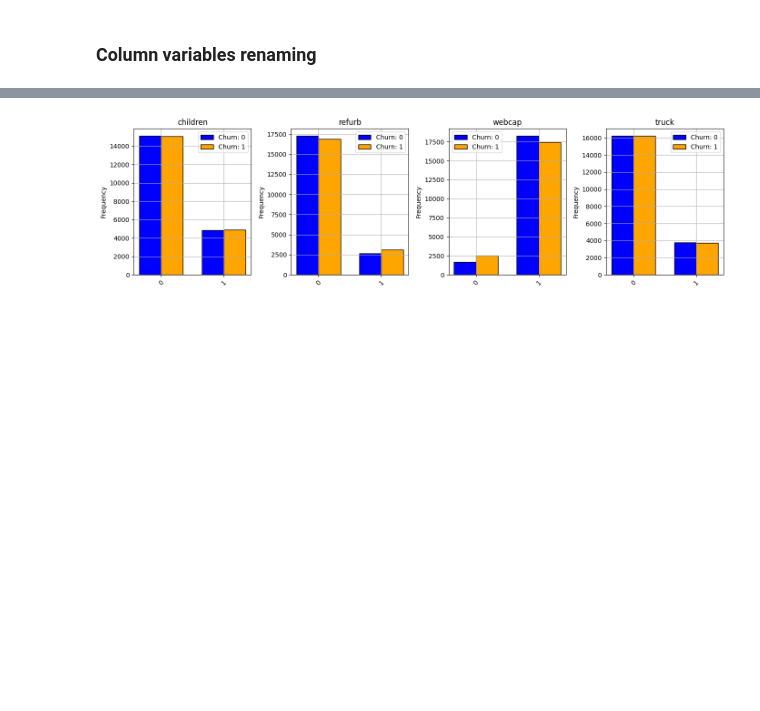
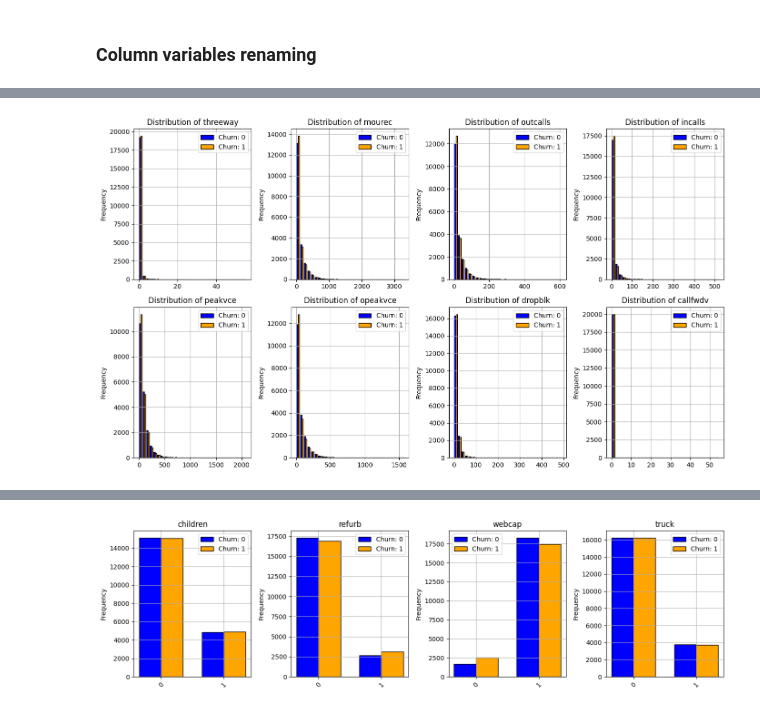
Before and after one commit to GrzegKrajewski/Masters_churn, a Jupyter notebook: code_masters_gk.ipynb, the cells around one changed output, grey strips where cells are left out. Drawn from its saved outputs; the diff is of its cells as text; code cells hidden in the pictures; blank space fills up the shorter version.

```diff
--- a/code_masters_gk.ipynb
+++ b/code_masters_gk.ipynb
@@ -281,7 +281,7 @@ mapping_phone = {
 
 df_exp['cell_user_type']=df_exp['cell_user_type'].replace(mapping_phone, inplace=False)
 # %%
-def plot_eda(columns,df_fun=df_exp, num_cols=2, plt_type='hist', churn_col='churn'):
+def plot_eda(columns,df_fun=df_exp, num_cols=2, plt_type='hist', churn_col='churn', col_labels=False):
     # Get the unique values of the churn column
     churn_values = df_fun[churn_col].unique()
     colors = ['blue', 'orange']  # Colors for different churn categories
@@ -306,10 +306,14 @@ def plot_eda(columns,df_fun=df_exp, num_cols=2, plt_type='hist', churn_col='chur
         ax.hist(hist_data, bins=30, edgecolor='black', stacked=False, color=colors, label=[f'Churn: {churn_val}' for churn_val in churn_values])
 
         ax.set_title(f'Distribution of {col}')
-        ax.set_xlabel(col)
         ax.set_ylabel('Frequency')
         ax.grid(True)
         ax.legend()  # Add legend to differentiate churn categories
+
+        if col_labels is True:
+            ax.set_xlabel(col)
+        else:
+            ax.set_xlabel('')
 
     # Remove any empty subplots
     for j in range(i + 1, len(axes)):
@@ -325,0 +374,4 @@ plot_eda(numerical_cols,num_cols=3)
+# %%
+plot_eda(numerical_cols[12:20],num_cols=4)
+# %% [output]
+[figure, added]
```
Also changed, not shown: parts of 19 cells of this notebook.
